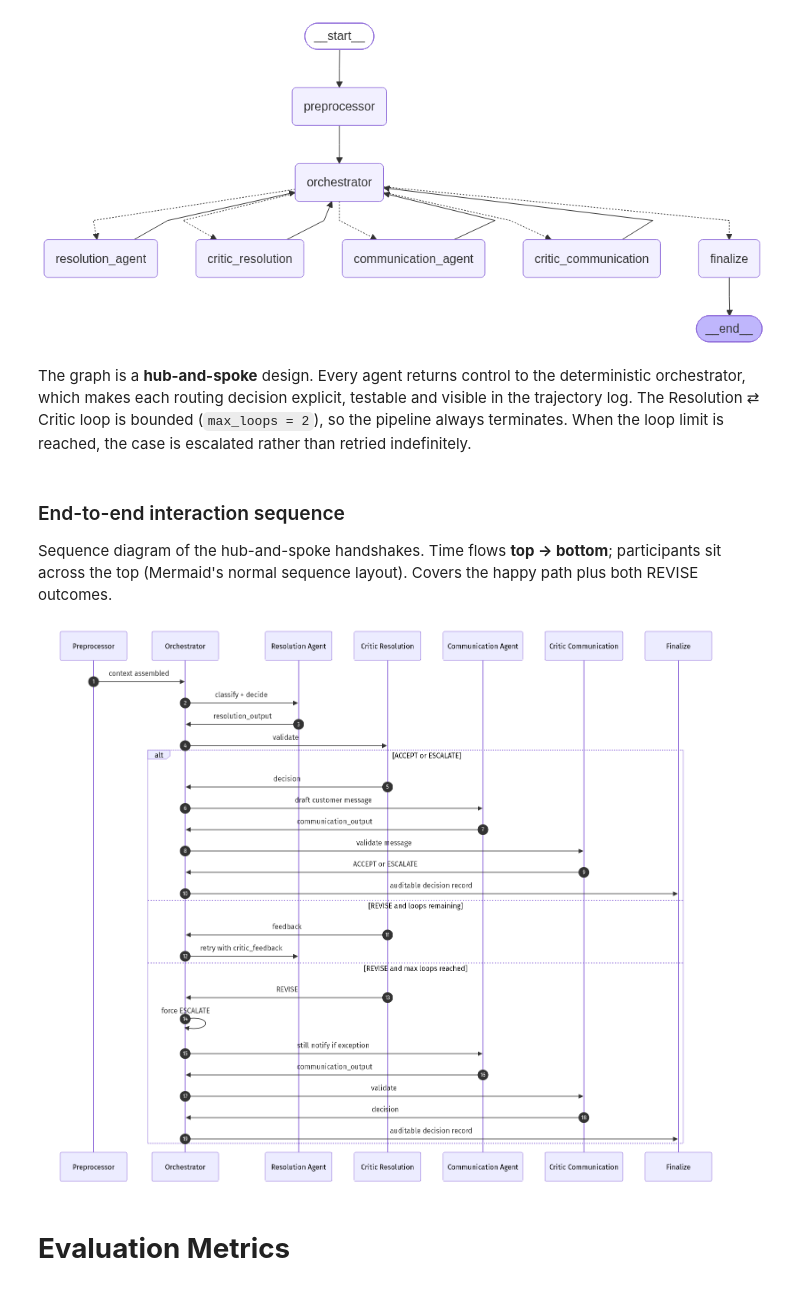
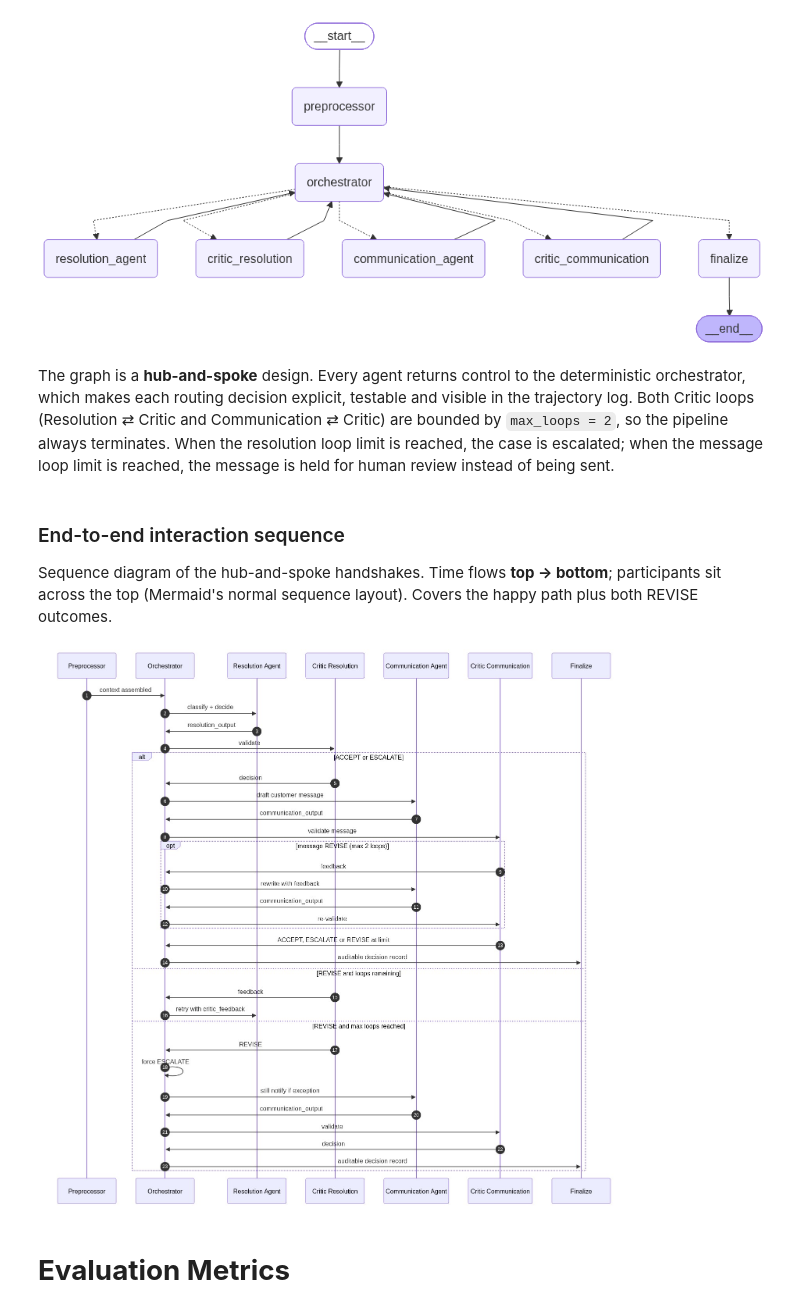
Before and after one commit to alienrivero/great-learning-aiml, a Jupyter notebook: AI Agents for Automation/AI-powered Last-Mile Delivery Exception Handling Automation/AI-powered Last-Mile Delivery Exception Handling Automation_Full_CODE.ipynb, the cells around one changed output. Cells and saved outputs as stored; diff of their text form; code cells hidden in the pictures.

```diff
--- a/AI Agents for Automation/AI-powered Last-Mile Delivery Exception Handling Automation/AI-powered Last-Mile Delivery Exception Handling Automation_Full_CODE.ipynb
+++ b/AI Agents for Automation/AI-powered Last-Mile Delivery Exception Handling Automation/AI-powered Last-Mile Delivery Exception Handling Automation_Full_CODE.ipynb
@@ -2548,7 +2636,7 @@ except Exception as e:
 # %% [output]
 [figure]
 # %% [markdown]
-The graph is a **hub-and-spoke** design. Every agent returns control to the deterministic orchestrator, which makes each routing decision explicit, testable and visible in the trajectory log. The Resolution ⇄ Critic loop is bounded (`max_loops = 2`), so the pipeline always terminates. When the loop limit is reached, the case is escalated rather than retried indefinitely.
+The graph is a **hub-and-spoke** design. Every agent returns control to the deterministic orchestrator, which makes each routing decision explicit, testable and visible in the trajectory log. Both Critic loops (Resolution ⇄ Critic and Communication ⇄ Critic) are bounded by `max_loops = 2`, so the pipeline always terminates. When the resolution loop limit is reached, the case is escalated; when the message loop limit is reached, the message is held for human review instead of being sent.
 # %% [markdown]
 ### End-to-end interaction sequence
 
@@ -2562,35 +2650,41 @@ display_mermaid('''sequenceDiagram
     participant R as Resolution Agent
     participant CR as Critic Resolution
     participant C as Communication Agent
     participant CC as Critic Communication
     participant F as Finalize
 
     P->>O: context assembled
     O->>R: classify + decide
     R->>O: resolution_output
     O->>CR: validate
 
     alt ACCEPT or ESCALATE
         CR->>O: decision
         O->>C: draft customer message
         C->>O: communication_output
         O->>CC: validate message
-        CC->>O: ACCEPT or ESCALATE
+        opt message REVISE (max 2 loops)
+            CC->>O: feedback
+            O->>C: rewrite with feedback
+            C->>O: communication_output
+            O->>CC: re-validate
+        end
+        CC->>O: ACCEPT, ESCALATE or REVISE at limit
         O->>F: auditable decision record
     else REVISE and loops remaining
         CR->>O: feedback
         O->>R: retry with critic_feedback
     else REVISE and max loops reached
         CR->>O: REVISE
         O->>O: force ESCALATE
         O->>C: still notify if exception
         C->>O: communication_output
         O->>CC: validate
         CC->>O: decision
         O->>F: auditable decision record
     end''')
 # %% [output]
-[figure, old version]
+[figure, new version]
 # %% [markdown]
 # **Evaluation Metrics**
 # %% [markdown]
```
Also changed, not shown: parts of 70 cells of this notebook, 1 other file.
